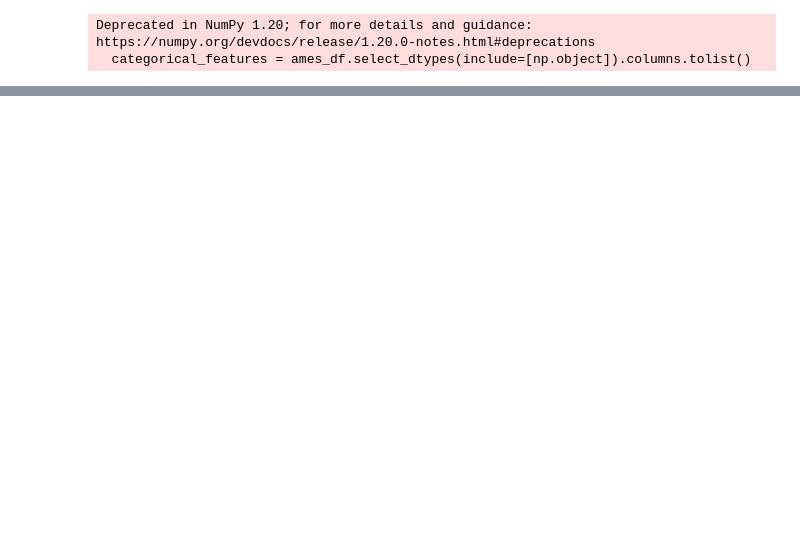
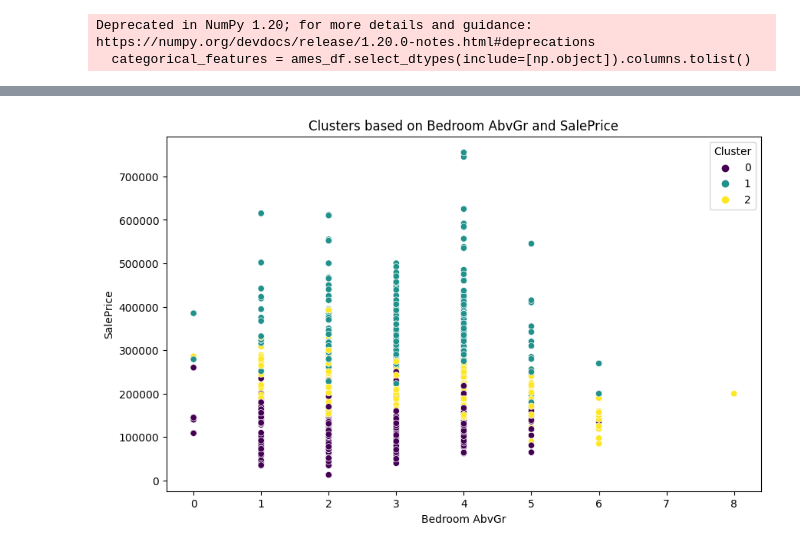
Before and after one commit to jessnguyen9/Ames-Housing-Machine-Learning-Project, a Jupyter notebook: Ames_Clustering.ipynb, the cells around one changed output, grey strips where cells are left out. Saved outputs shown, nothing was run; the diff lists cells and outputs as text; code cells hidden in the pictures; blank space fills up the shorter version.

```diff
--- a/Ames_Clustering.ipynb
+++ b/Ames_Clustering.ipynb
@@ -107,0 +107,9 @@ plt.show()
+# %%
+plt.figure(figsize=(10, 6))
+x_val = 'Bedroom AbvGr'
+y_val = 'SalePrice'
+sns.scatterplot(data=ames_df, x=x_val, y=y_val, hue='Cluster', palette='viridis')
+plt.title(f'Clusters based on {x_val} and {y_val}')
+plt.show()
+# %% [output]
+[figure, added]
```
Also changed, not shown: parts of 10 cells of this notebook.
